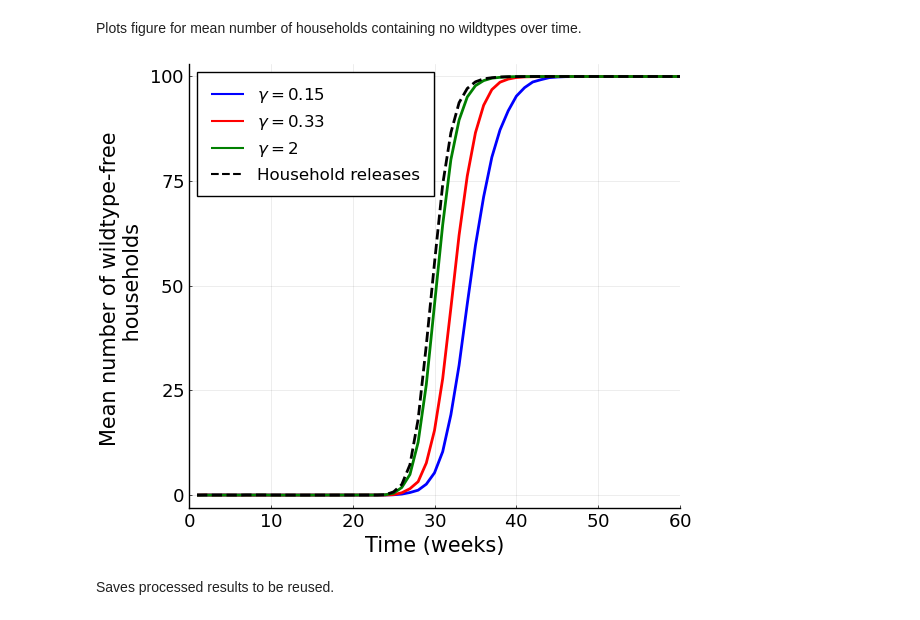
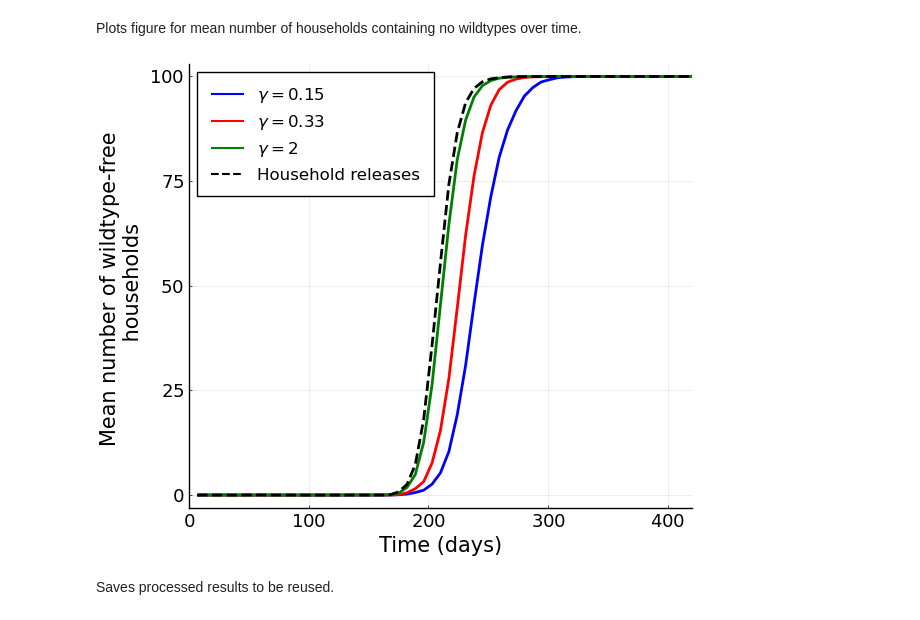
Before and after one commit to ahb48/Wolbachia-movement-households, a Jupyter notebook: Figure_4.ipynb, the cells around one changed output. Drawn from its saved outputs; the diff is of its cells as text; code cells hidden in the pictures.

```diff
--- a/Figure_4.ipynb
+++ b/Figure_4.ipynb
@@ -186,3 +186,5 @@ mean_no_count_h   = collect(mean_no_count_h)
  100.0
  100.0
  100.0
+# %%
+days = collect(1:length(mean_no_count_015)) .* 7
@@ -192,7 +212,7 @@ Plots figure for mean number of households containing no wildtypes over time.
 pyplot()  # using the pyplot backend for plotting
 
 # gamma = 0.15
-p = plot(mean_no_count_015, xlabel="Time (weeks)", ylabel="Mean number of wildtype-free \n households", titlefont=font(14),label="\$\\gamma = 0.15\$",
+p = plot(days, mean_no_count_015, xlabel="Time (days)", ylabel="Mean number of wildtype-free \n households", titlefont=font(14),label="\$\\gamma = 0.15\$",
  size = (600, 500),
     guidefont = font(15),
     tickfont = font(13),
@@ -201,7 +221,7 @@ p = plot(mean_no_count_015, xlabel="Time (weeks)", ylabel="Mean number of wildty
     linewidth=2)
 
 # gamma = 0.33
-plot!(p, mean_no_count_033, label="\$\\gamma = 0.33\$",
+plot!(p, days, mean_no_count_033, label="\$\\gamma = 0.33\$",
 size = (600, 500),
     guidefont = font(15),
     tickfont = font(13),
@@ -210,41 +230,41 @@ size = (600, 500),
     linewidth=2)
 
 # gamma = 2.0
-plot!(p, mean_no_count_2, label="\$\\gamma = 2\$",
+plot!(p, days, mean_no_count_2, label="\$\\gamma = 2\$",
 size = (600, 500),
     guidefont = font(15),
     tickfont = font(13),
     linecolor=:green,
     grid = true,
     linewidth=2)
 
 # Household releases
-plot!(p, mean_no_count_h;
+plot!(p, days, mean_no_count_h;
     label="Household releases",
     linecolor=:black,
     linestyle=:dash,
     linewidth=2,
     size=(600, 500),
     guidefont=font(15),
     tickfont=font(13),
     grid=true
 )
 
 # Now set axis limits and legend font, but DO NOT set label or linestyle again
 plot!(p;
-    xlim=(0,60),
+    xlim=(0,60*7),
     size=(600, 500),
     guidefont=font(15),
     tickfont=font(13),
     grid=true,
     linewidth=2,
     legendfont=font(12),
     legend=:topleft,
 )
-#savefig(p, "no_wilds_house_01_gammas_033_033_100__150_800_relcom.pdf")
+savefig(p, "no_wilds_house_01_gammas_033_033_100__150_800_relcom.pdf")
 p
 # %% [output]
-[figure, old version]
+[figure, new version]
 # %% [markdown]
 Saves processed results to be reused.
 # %%
```
Also changed, not shown: parts of 1 cell of this notebook.
